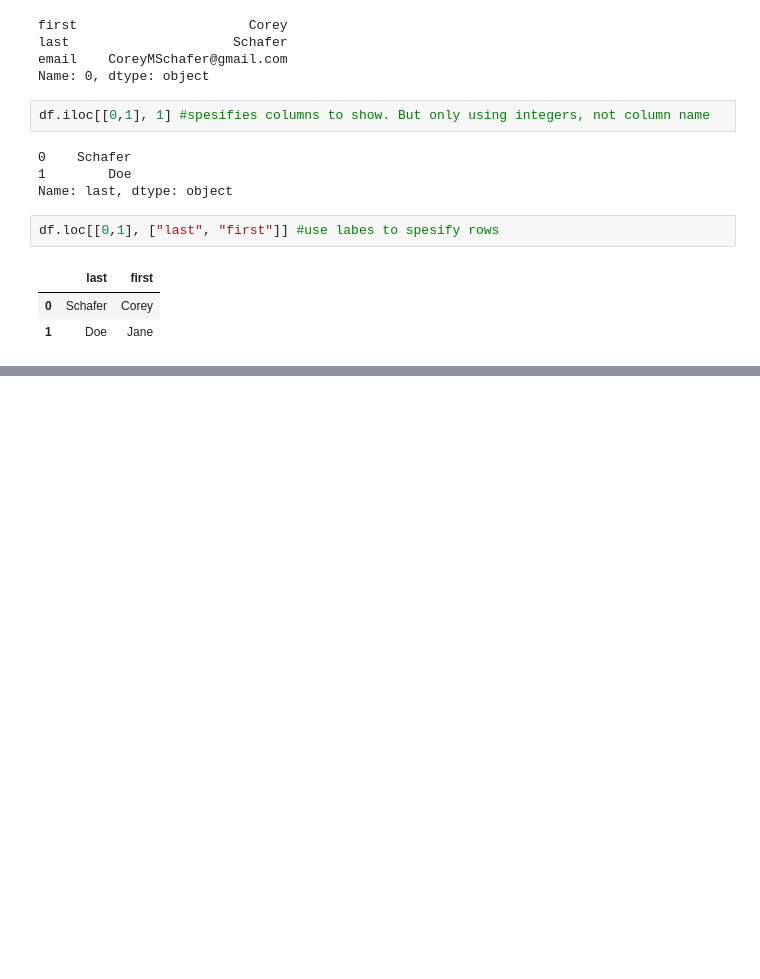
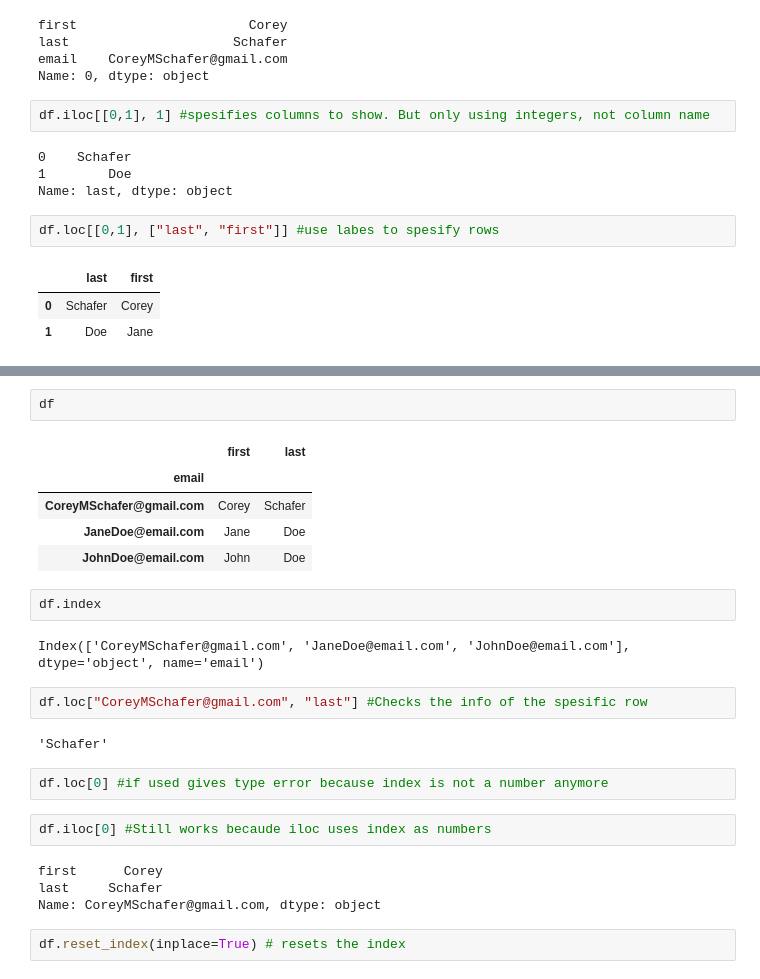
Before and after one commit to jkaikkonen/Pandas-training, a Jupyter notebook: Codesnippets.ipynb, the cells around one changed output, grey strips where cells are left out. Cells and saved outputs as stored; diff of their text form; blank space fills up the shorter version.

```diff
--- a/Codesnippets.ipynb
+++ b/Codesnippets.ipynb
@@ -77,0 +97,26 @@ df.loc[[0,1], ["last", "first"]] #use labes to spesify rows
+# %%
+df
+# %% [output]
+|  | first | last |
+| email |  |  |
+| CoreyMSchafer@gmail.com | Corey | Schafer |
+| JaneDoe@email.com | Jane | Doe |
+| JohnDoe@email.com | John | Doe |
+# %%
+df.index
+# %% [output]
+Index(['CoreyMSchafer@gmail.com', 'JaneDoe@email.com', 'JohnDoe@email.com'], dtype='object', name='email')
+# %%
+df.loc["CoreyMSchafer@gmail.com", "last"] #Checks the info of the spesific row
+# %% [output]
+'Schafer'
+# %%
+df.loc[0] #if used gives type error because index is not a number anymore
+# %%
+df.iloc[0] #Still works becaude iloc uses index as numbers
+# %% [output]
+first      Corey
+last     Schafer
+Name: CoreyMSchafer@gmail.com, dtype: object
+# %%
+df.reset_index(inplace=True) # resets the index
```
Also changed, not shown: parts of 3 cells of this notebook, 1 other file.
